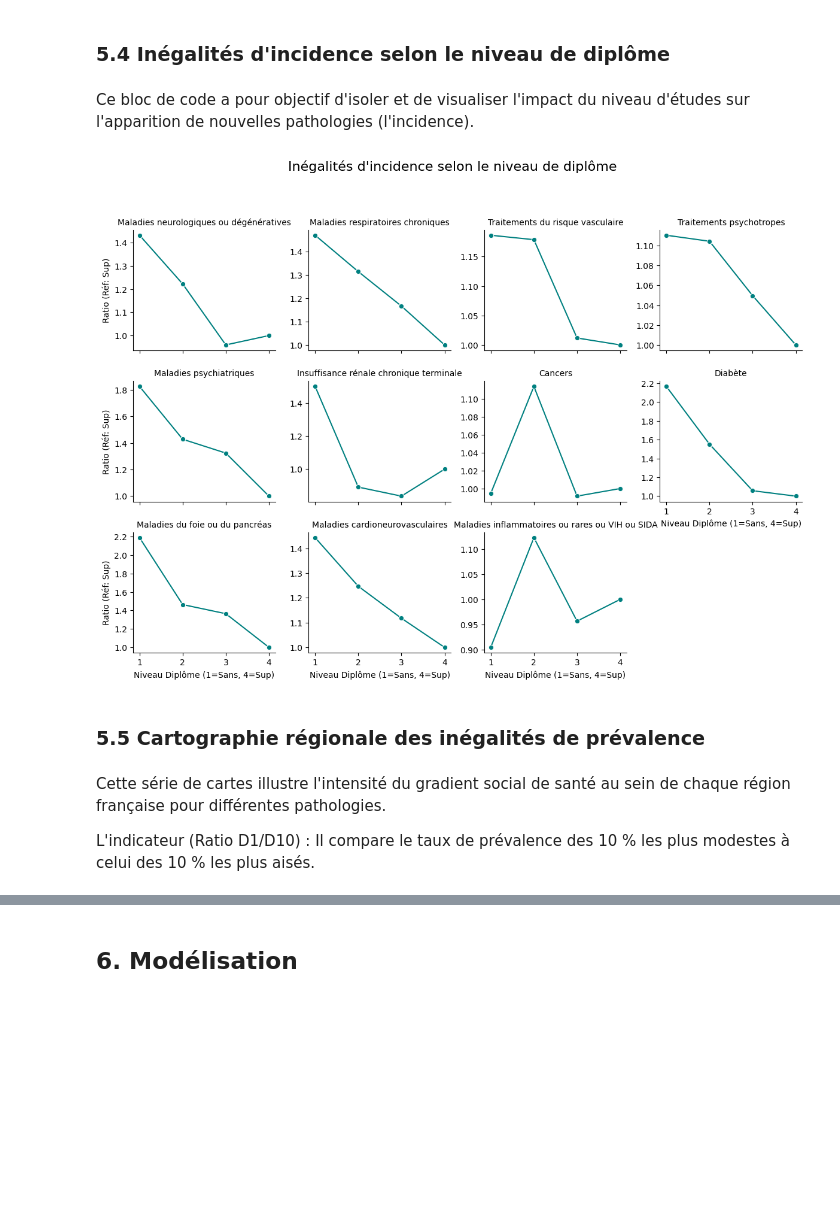
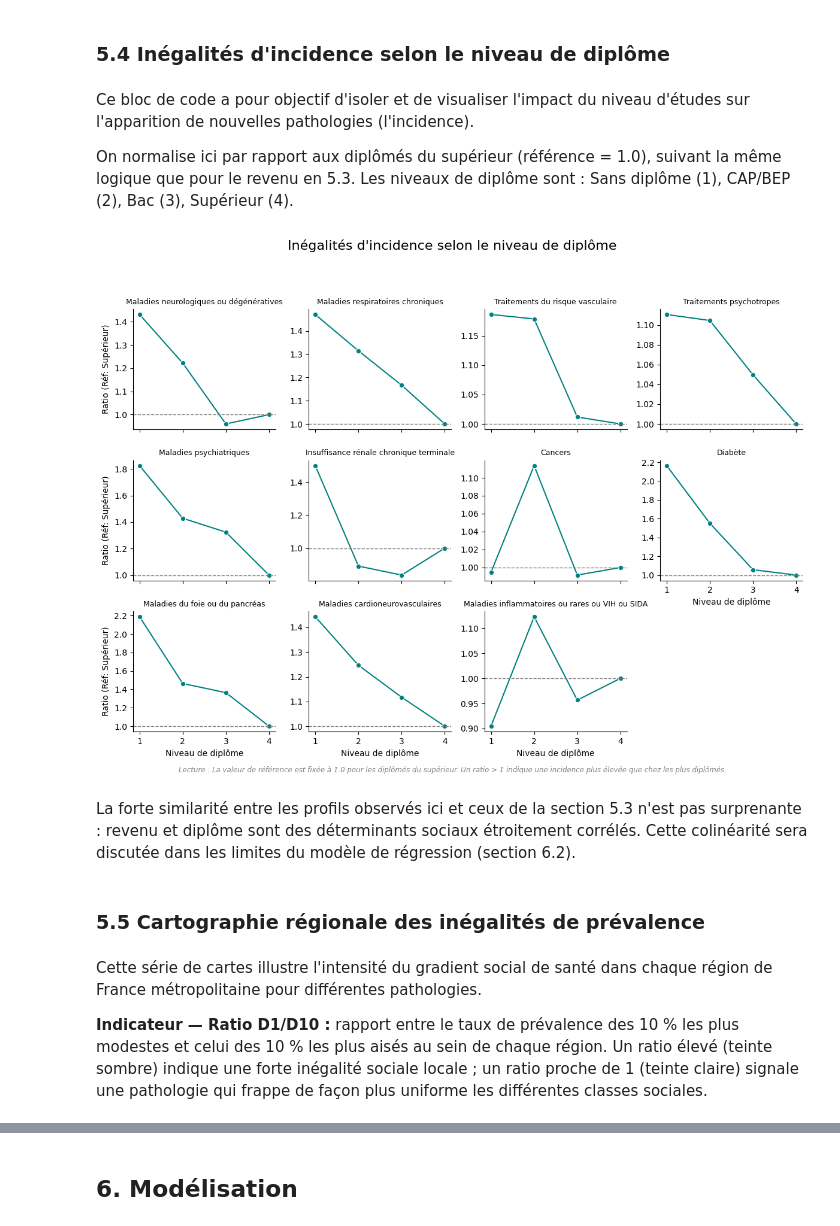
Before and after one commit to clemence-pinsard/projet_python_pour_datascience, a Jupyter notebook: main.ipynb, the cells around one changed output, grey strips where cells are left out. Saved outputs shown, nothing was run; the diff lists cells and outputs as text; code cells hidden in the pictures; blank space fills up the shorter version.

```diff
--- a/main.ipynb
+++ b/main.ipynb
@@ -681,32 +777,53 @@ Les personnes appartenant au deuxième décile de niveau de vie ont un risque 15
 ### 5.4 Inégalités d'incidence selon le niveau de diplôme
 # %% [markdown]
 Ce bloc de code a pour objectif d'isoler et de visualiser l'impact du niveau d'études sur l'apparition de nouvelles pathologies (l'incidence).
+
+On normalise ici par rapport aux diplômés du supérieur (référence = 1.0), suivant la même logique que pour le revenu en 5.3. Les niveaux de diplôme sont : Sans diplôme (1), CAP/BEP (2), Bac (3), Supérieur (4).
 # %%
 mask_dip = (df_maladies['I_cat'] == 1) & (df_maladies['varPartition'].isna()) & \
            (df_maladies['varGroupage'] == 'EAR_DIPLR_S') & \
            (df_maladies['type'] == 'incidence')
 
 df_dip = df_maladies[mask_dip].copy()
 df_dip['valGroupage'] = pd.to_numeric(df_dip['valGroupage'], errors='coerce')
 
 df_dip_ratio = df_dip.groupby('catLib', group_keys=False).apply(calc_ratio_dip)
 
 g_dip = sns.FacetGrid(df_dip_ratio, col="catLib", col_wrap=4, height=3, sharey=False)
 g_dip.map(sns.lineplot, "valGroupage", "ratio_to_Sup", marker="o", color="teal")
-g_dip.set_axis_labels("Niveau Diplôme (1=Sans, 4=Sup)", "Ratio (Réf: Sup)")
-g_dip.set_titles(col_template="{col_name}")
+
+# ← Extraction des libellés diplôme depuis la table de référence
+labels_diplome = (
+    libelles[libelles['varGroupage'] == 'EAR_DIPLR_S']
+    .assign(val_num=lambda x: pd.to_numeric(x['valGroupage'], errors='coerce'))
+    .dropna(subset=['val_num'])
+    .set_index('val_num')['libelle']
+    .to_dict()
+)
+
+g_dip.set_axis_labels("Niveau de diplôme", "Ratio (Réf: Supérieur)")
+g_dip.set_titles(col_template="{col_name}", size=9)         # ← taille réduite
+g_dip.refline(y=1, linestyle="--", color="gray", linewidth=1)  # ← ligne de référence
 
 plt.subplots_adjust(top=0.85)
 g_dip.fig.suptitle("Inégalités d'incidence selon le niveau de diplôme", fontsize=16)
+g_dip.fig.text(
+    0.5, -0.01,
+    "Lecture : La valeur de référence est fixée à 1.0 pour les diplômés du supérieur. "
+    "Un ratio > 1 indique une incidence plus élevée que chez les plus diplômés.",
+    ha="center", fontsize=8.5, style="italic", color="gray"
+)
 plt.show()
 # %% [output]
-[figure, old version]
+[figure, new version]
+# %% [markdown]
+La forte similarité entre les profils observés ici et ceux de la section 5.3 n'est pas surprenante : revenu et diplôme sont des déterminants sociaux étroitement corrélés. Cette colinéarité sera discutée dans les limites du modèle de régression (section 6.2).
 # %% [markdown]
 ### 5.5 Cartographie régionale des inégalités de prévalence
 # %% [markdown]
-Cette série de cartes illustre l'intensité du gradient social de santé au sein de chaque région française pour différentes pathologies.
+Cette série de cartes illustre l'intensité du gradient social de santé dans chaque région de France métropolitaine pour différentes pathologies.
 
-L'indicateur (Ratio D1/D10) : Il compare le taux de prévalence des 10 % les plus modestes à celui des 10 % les plus aisés.
+**Indicateur — Ratio D1/D10 :** rapport entre le taux de prévalence des 10 % les plus modestes et celui des 10 % les plus aisés au sein de chaque région. Un ratio élevé (teinte sombre) indique une forte inégalité sociale locale ; un ratio proche de 1 (teinte claire) signale une pathologie qui frappe de façon plus uniforme les différentes classes sociales.
 # %%
 # Filtrage pour récupérer les données par région
 mask_reg = (df_maladies['varGroupage'] == 'FISC_NIVVIEM_E2015_S_moy_10') & \
```
Also changed, not shown: parts of 14 cells of this notebook, 1 other file.
